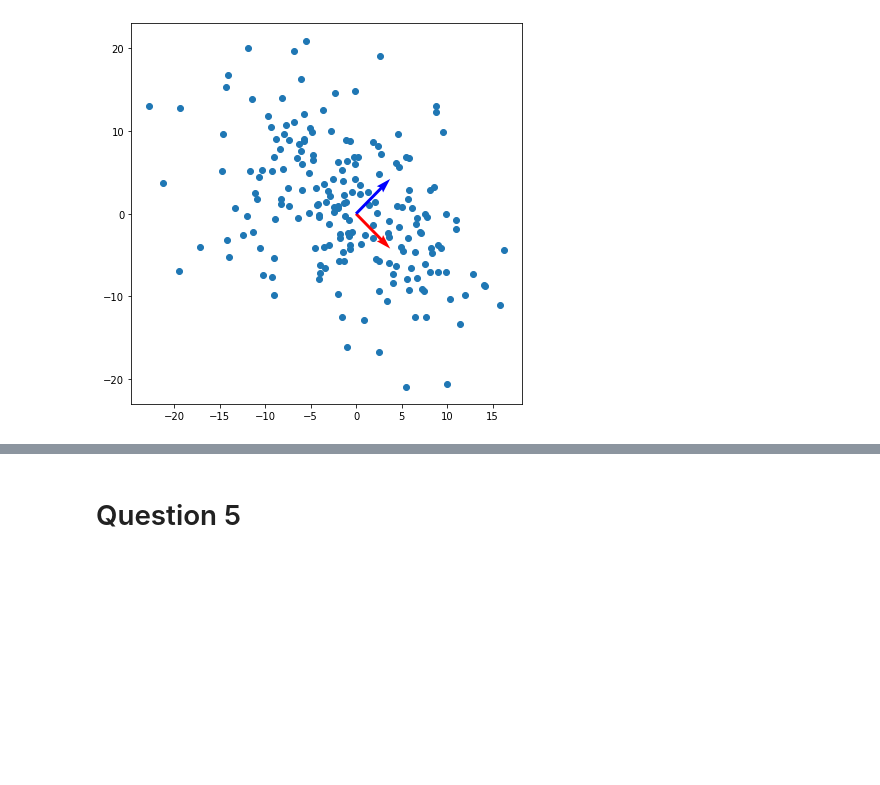
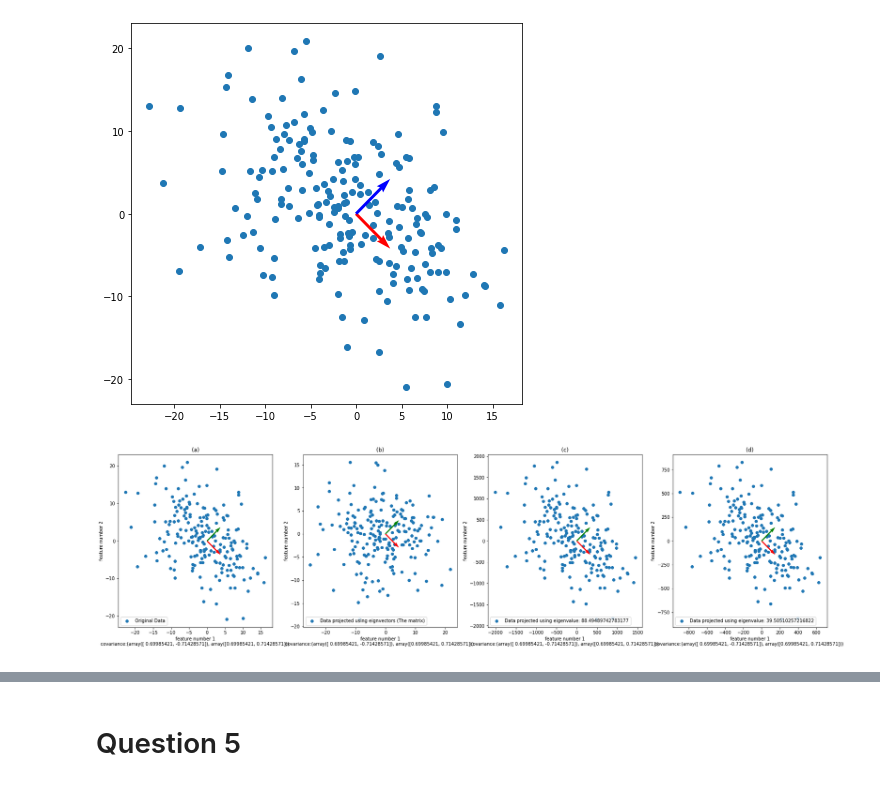
Before and after one commit to amindadgar/Pattern-Recognition, a Jupyter notebook: HW1.ipynb, the cells around one changed output, grey strips where cells are left out. Cells and saved outputs as stored; diff of their text form; code cells hidden in the pictures; blank space fills up the shorter version.

Commit message:
Question4 data projected using cov matrix

```diff
--- a/HW1.ipynb
+++ b/HW1.ipynb
@@ -217,3 +217,53 @@ plt.show()
 [ 0.69985421 -0.71428571]
 [0.69985421 0.71428571]
 [figure]
+# %%
+############## Projecting Data using covariance vectors ################
+
+## To avoid duplicate code we made this function to plot data using scatter and quiver plot
+def plot_scatter(X,Y, ax,legend , title, description=''):
+    eig_vec1, eig_vec2 = calculate_eigen_vectors(X,Y)
+
+    ax.scatter(X , Y)
+    ax.legend([legend], loc='lower left')
+    ax.set_xlabel(f'feature number 1\ncovariance:%s \n%s' % ((eig_vec1,eig_vec2), description))
+    ax.set_ylabel('feature number 2')
+    ax.set_title(title)
+
+    ax.quiver(*origin ,*eig_vec1, color = 'r',scale=8)
+    ax.quiver(*origin ,*eig_vec2, color = 'g',scale=8)
+
+def calculate_eigen_vectors(X,Y):
+    cov = np.cov(X,Y)
+    _, eigen_vector = np.linalg.eig(cov)
+
+    ## get each eignvector
+    eig_vec1 = eignvector[:,0]
+    eig_vec2 = eignvector[:,1]
+
+    ## Convert matrixes to array
+    eig_vec1 = np.asarray(eig_vec1).flatten()
+    eig_vec2 = np.asarray(eig_vec2).flatten()
+
+    return eig_vec1, eig_vec2
+
+## transform data
+## Here we are multiplying each feature vector to covariance eignvectors (A 2 by 2 matrix as eignvectors)
+x_transformed = x.dot(eignvector)
+
+X_new = x_transformed[:,0]
+Y_new = x_transformed[:,1]
+## Refining X_new and Y_new as a simple vector
+X_new = np.asarray(X_new).flatten()
+Y_new = np.asarray(Y_new).flatten()
+
+fig, axes = plt.subplots(1, 4, figsize=(28,7))
+
+plot_scatter(X,Y, axes[0], "Original Data", "(a)")
+plot_scatter(X_new, Y_new, axes[1], "Data projected using eignvectors (The matrix)","(b)")
+plot_scatter(X * eignvalue[0], Y * eignvalue[0], axes[2], f"Data projected using eigenvalue: %s" % eignvalue[0], "(c)")
+plot_scatter(X * eignvalue[1], Y * eignvalue[1], axes[3], f"Data projected using eigenvalue: %s" % eignvalue[1], "(d)")
+
+plt.show()
+# %% [output]
+[figure, added]
```
Also changed, not shown: parts of 1 cell of this notebook.
